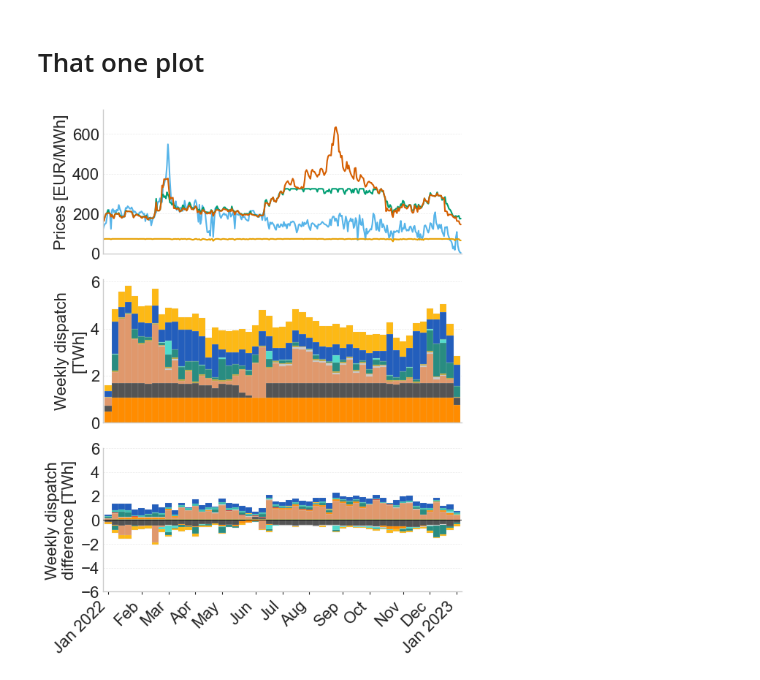
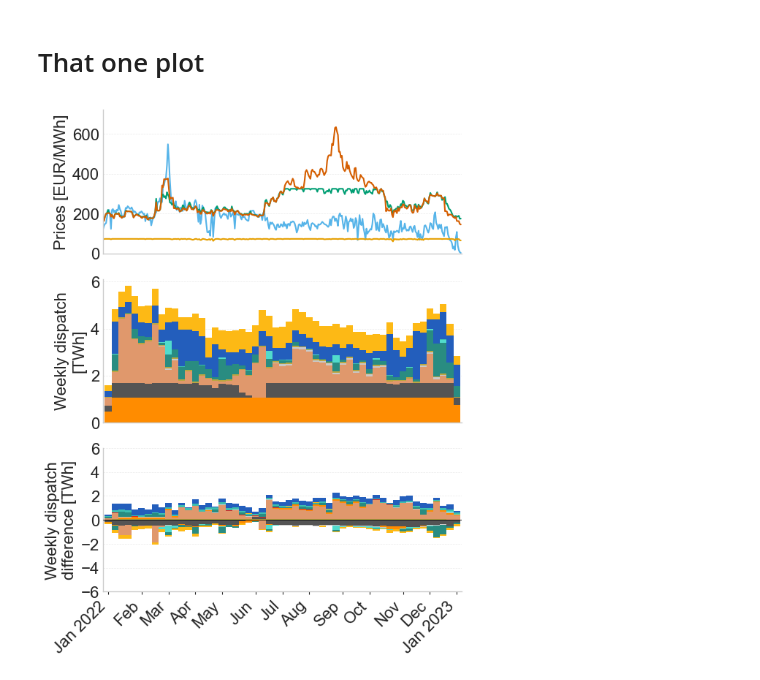
Before and after one commit to marco-saretta/pypsa-network-analyzer, a Jupyter notebook: notebooks/plotting_playground_ES.ipynb, the cells around one changed output. Saved outputs shown, nothing was run; the diff lists cells and outputs as text; code cells hidden in the pictures.

```diff
--- a/notebooks/plotting_playground_ES.ipynb
+++ b/notebooks/plotting_playground_ES.ipynb
@@ -553,7 +553,6 @@ country_dispatch_res_twh = reorder_columns(country_dispatch_res, carrier_order)
 country_dispatch_res_twh.plot.bar(
     stacked=True, width=1.0, ax=axs[1], legend=False,
     color=color_dict_new,
-    edgecolor="lightgrey", linewidth=0.1,
 )
 axs[1].set_ylabel("Weekly dispatch\n[TWh]")
 axs[1].set_xlabel("")
@@ -573,7 +572,6 @@ diff_res_plot = diff_res_plot.reset_index(drop=True)
 diff_res_plot.plot.bar(
     stacked=True, width=1.0, ax=axs[2], legend=False,
     color=color_dict_new,
-    edgecolor="lightgrey", linewidth=0.1,
 )
 axs[2].set_xlabel("")
 axs[2].set_ylabel("Weekly dispatch\ndifference [TWh]")
@@ -587,31 +585,31 @@ axs[2].tick_params(axis="y", which="both", left=False)
 axs[2].axhline(0, color="black", linewidth=0.6, zorder=3)
 
 # Monthly ticks
 tick_positions = []
 tick_labels    = []
 prev_month     = None
 for i, ts in enumerate(diff_timestamps):
     if ts.month != prev_month:
         tick_positions.append(i)
         tick_labels.append(
             ts.strftime("%b %Y") if (ts.month == 1 or prev_month is None)
             else ts.strftime("%b")
         )
         prev_month = ts.month
 axs[2].set_xticks(tick_positions)
 axs[2].set_xticklabels(tick_labels, rotation=45, ha="right")
 axs[2].tick_params(axis="x", length=3)
 
 # ── Shared spine cleanup ────────────────────────────────────────────────────────
 for ax in axs:
     ax.spines["top"].set_visible(False)
     ax.spines["right"].set_visible(False)
 
 
 plt.tight_layout()
 # Save the figure
 file_path = figure_dir / "price_dispatch_comparison_ES.pdf"
 plt.savefig(file_path, bbox_inches="tight")
 plt.show()
 # %% [output]
-[figure, old version]
+[figure, new version]
```
Also changed, not shown: 1 other file.
